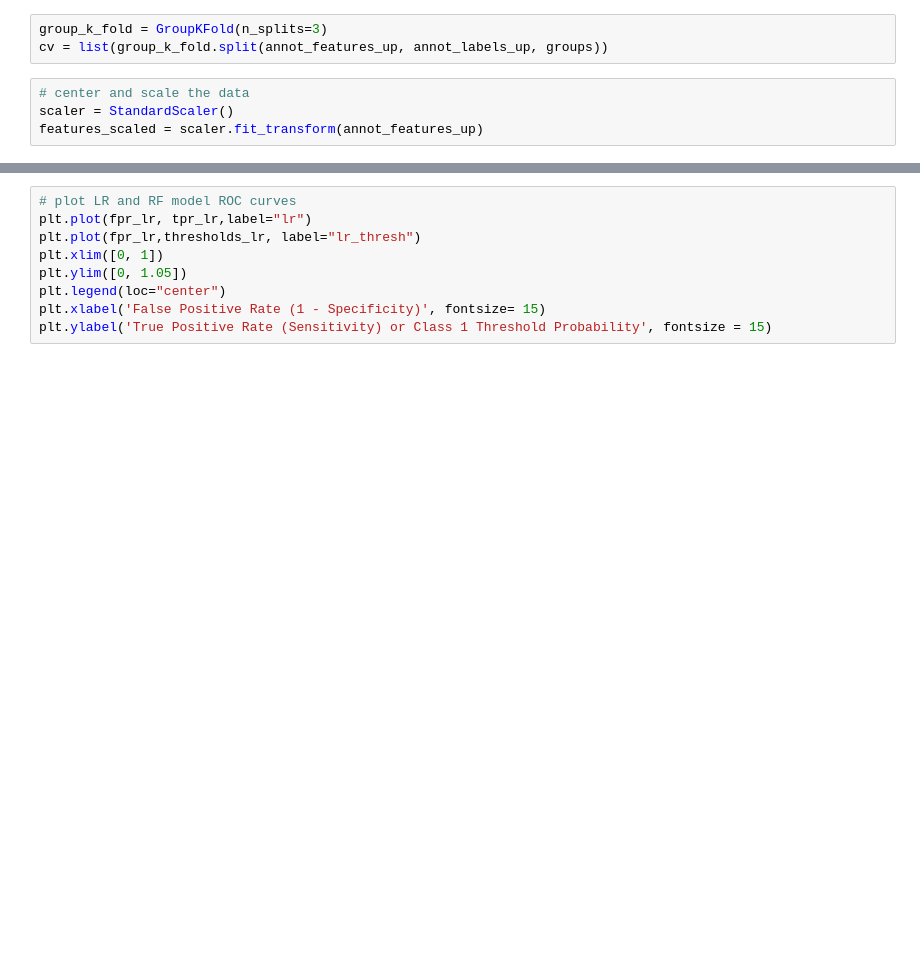
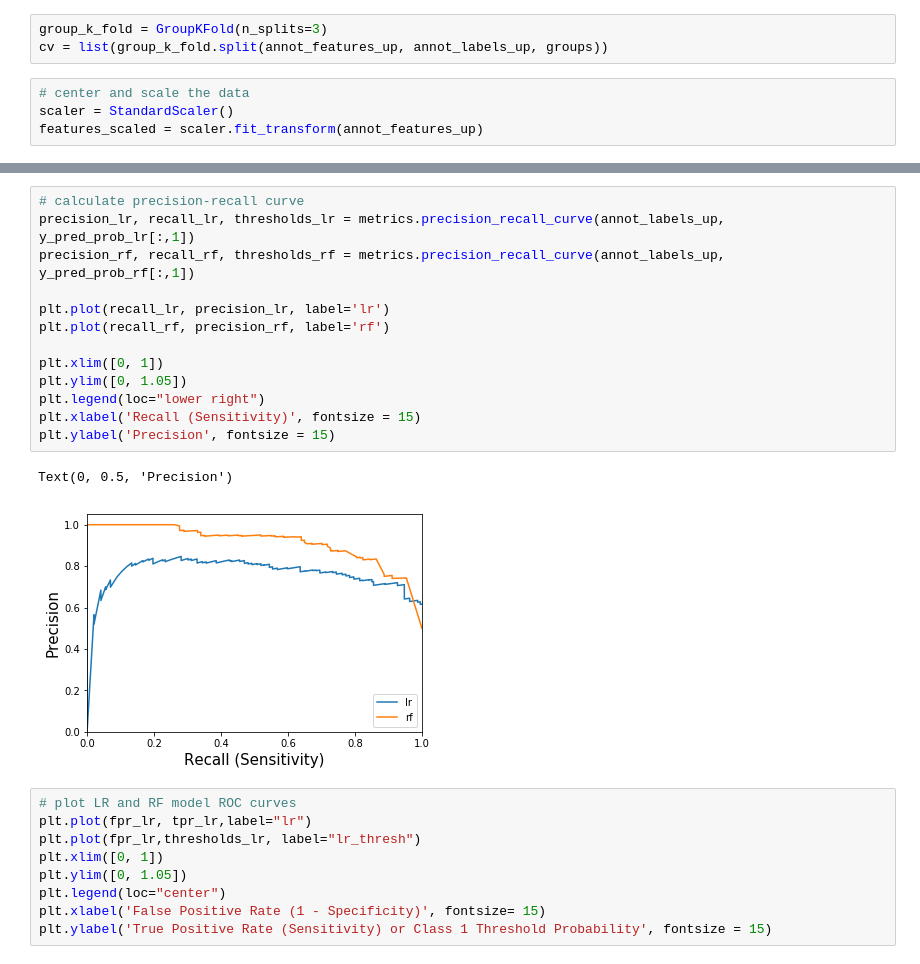
Before and after one commit to grace3999/USV_Python, a Jupyter notebook: Notebooks/3_xr_Annotations_modeling.ipynb, the cells around one changed output, grey strips where cells are left out. Cells and saved outputs as stored; diff of their text form; blank space fills up the shorter version.

```diff
--- a/Notebooks/3_xr_Annotations_modeling.ipynb
+++ b/Notebooks/3_xr_Annotations_modeling.ipynb
@@ -177,3 +208,19 @@ Text(0, 0.5, 'True Positive Rate (Sensitivity)')
+# %%
+# calculate precision-recall curve
+precision_lr, recall_lr, thresholds_lr = metrics.precision_recall_curve(annot_labels_up, y_pred_prob_lr[:,1])
+precision_rf, recall_rf, thresholds_rf = metrics.precision_recall_curve(annot_labels_up, y_pred_prob_rf[:,1])
+
+plt.plot(recall_lr, precision_lr, label='lr')
+plt.plot(recall_rf, precision_rf, label='rf')
+
+plt.xlim([0, 1])
+plt.ylim([0, 1.05])
+plt.legend(loc="lower right")
+plt.xlabel('Recall (Sensitivity)', fontsize = 15)
+plt.ylabel('Precision', fontsize = 15)
+# %% [output]
+Text(0, 0.5, 'Precision')
+[figure, added]
 # %%
 # plot LR and RF model ROC curves
 plt.plot(fpr_lr, tpr_lr,label="lr")
```
Also changed, not shown: parts of 21 cells of this notebook.
